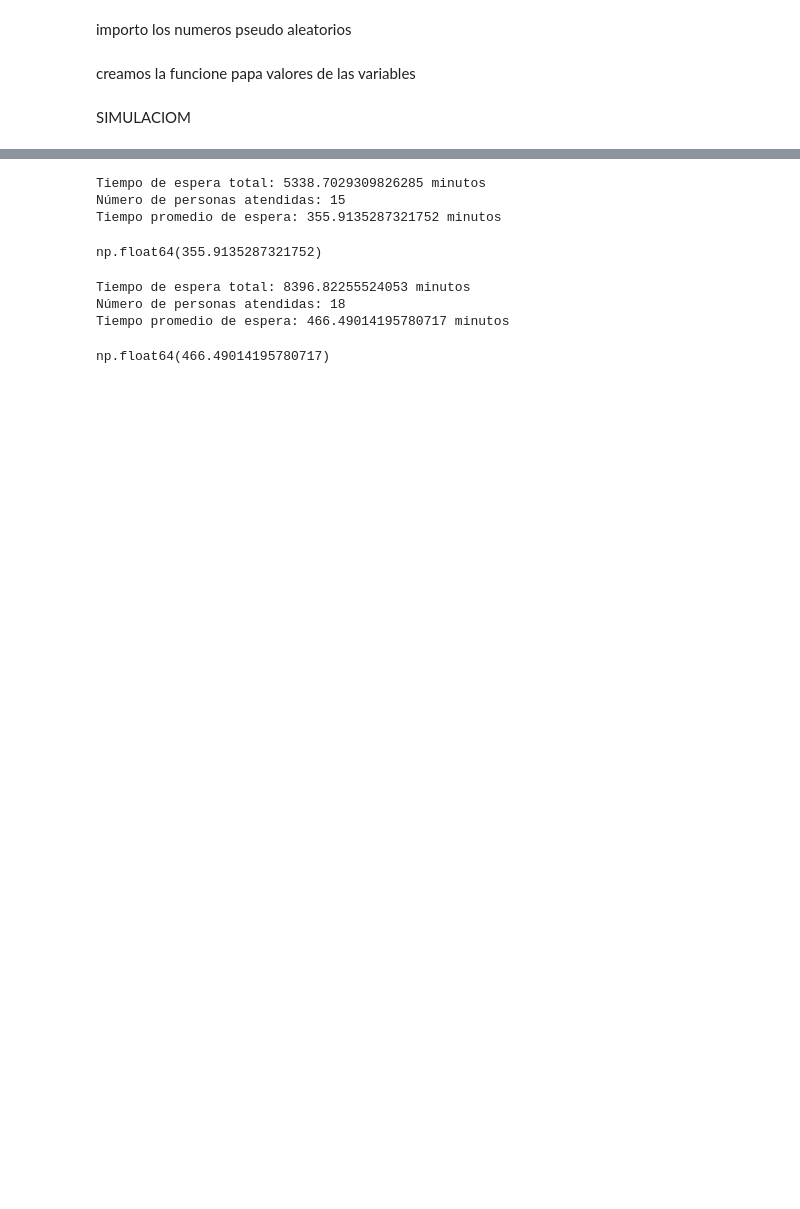
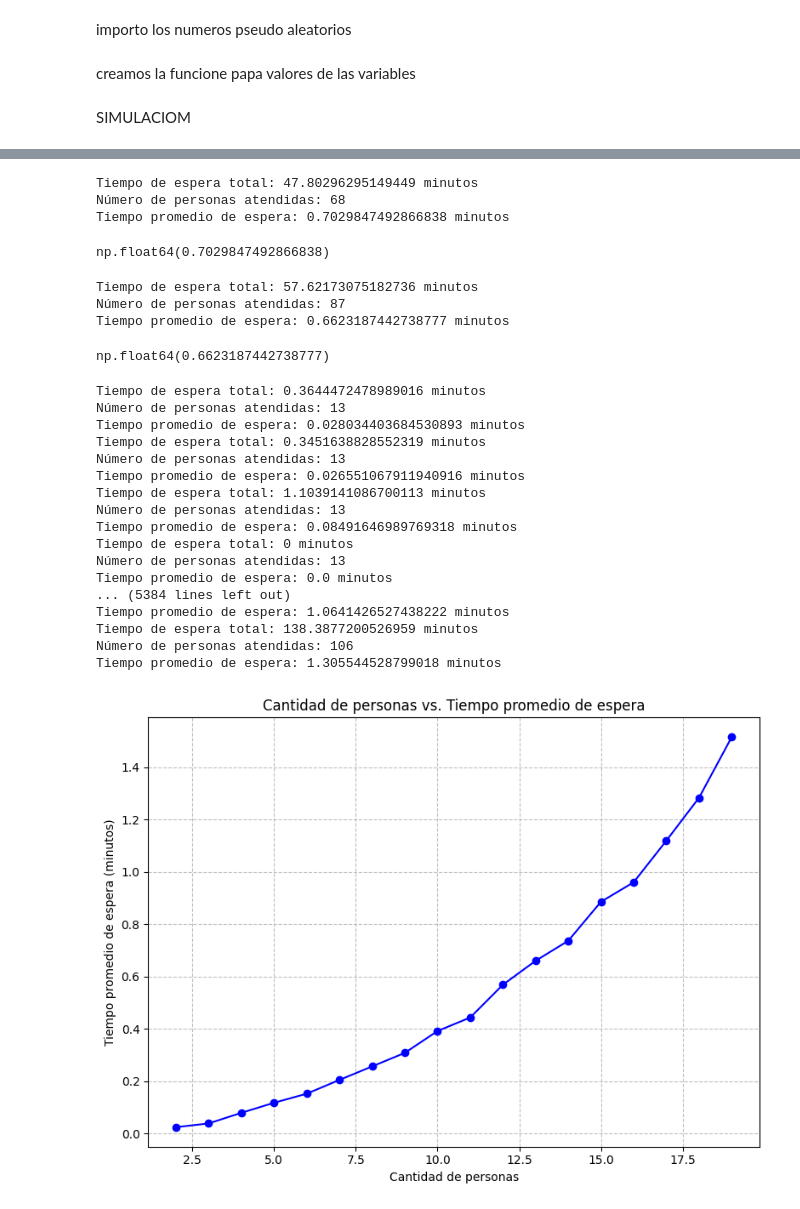
Before and after one commit to lucaskalchichen/TPI-Simulacion, a Jupyter notebook: simulacion.ipynb, the cells around one changed output, grey strips where cells are left out. Cells and saved outputs as stored; diff of their text form; code cells hidden in the pictures; blank space fills up the shorter version.

Commit message:
normalisacion de generadores de variables a minutos

```diff
--- a/simulacion.ipynb
+++ b/simulacion.ipynb
@@ -23,7 +23,13 @@ if file_path:
     # Cargar el archivo en un DataFrame
     df = pd.read_csv(file_path)
 
-    numeros = df["N-pseudoaletorios-Normalisados"].values
+        # Definir la variable global
+    global numeros_pseudoaletorios
+    numeros_pseudoaletorios = df["N-pseudoaletorios-Normalisados"].values
+
+    # Para compatibilidad con el resto del código, puedes asignar también:
+    numeros = numeros_pseudoaletorios
+
 
 
 else:
@@ -50,7 +56,7 @@ def generar_tiempo_indicacion(numero_pseudoaleatorio):
     Genera un tiempo de indicacion aleatorio basado en los números pseudoaleatorios normalizados.
     """
     tiempo = norm.ppf(numero_pseudoaleatorio, 51.7, 21.1)
-    return tiempo
+    return tiempo / 60  # Convertir a minutos
 # %%
 def generar_tiempo_rutina(numero_pseudoaleatorio):
     """
@@ -139,14 +143,56 @@ np.float64(297.28886496196725)
 # %%
-simular_dia_tiempo_espera(numeros, 12)
+simular_dia_tiempo_espera( 12)
 # %% [output]
-Tiempo de espera total: 5338.7029309826285 minutos
-Número de personas atendidas: 15
-Tiempo promedio de espera: 355.9135287321752 minutos
+Tiempo de espera total: 47.80296295149449 minutos
+Número de personas atendidas: 68
+Tiempo promedio de espera: 0.7029847492866838 minutos
-np.float64(355.9135287321752)
+np.float64(0.7029847492866838)
 # %%
-simular_dia_tiempo_espera(numeros, 16)
+simular_dia_tiempo_espera(16)
 # %% [output]
-Tiempo de espera total: 8396.82255524053 minutos
-Número de personas atendidas: 18
-Tiempo promedio de espera: 466.49014195780717 minutos
+Tiempo de espera total: 57.62173075182736 minutos
+Número de personas atendidas: 87
+Tiempo promedio de espera: 0.6623187442738777 minutos
-np.float64(466.49014195780717)
+np.float64(0.6623187442738777)
+# %%
+import matplotlib.pyplot as plt
+import numpy as np
+
+personas_range = range(2, 20)
+promedios_espera = []
+
+for i in personas_range:
+    tiempos_espera = []
+    for j in range(100):  # Puedes aumentar el número de simulaciones para mayor precisión
+        tiempo_espera = simular_dia_tiempo_espera(i)
+        tiempos_espera.append(tiempo_espera)
+    promedio = np.mean(tiempos_espera)
+    promedios_espera.append(promedio)
+
+plt.figure(figsize=(8, 6))
+plt.plot(personas_range, promedios_espera, marker='o', color='blue')
+plt.title('Cantidad de personas vs. Tiempo promedio de espera')
+plt.xlabel('Cantidad de personas')
+plt.ylabel('Tiempo promedio de espera (minutos)')
+plt.grid(True, linestyle='--', alpha=0.8)
+plt.tight_layout()
+plt.show()
+# %% [output]
+Tiempo de espera total: 0.3644472478989016 minutos
+Número de personas atendidas: 13
+Tiempo promedio de espera: 0.028034403684530893 minutos
+Tiempo de espera total: 0.3451638828552319 minutos
+Número de personas atendidas: 13
+Tiempo promedio de espera: 0.026551067911940916 minutos
+Tiempo de espera total: 1.1039141086700113 minutos
+Número de personas atendidas: 13
+Tiempo promedio de espera: 0.08491646989769318 minutos
+Tiempo de espera total: 0 minutos
+Número de personas atendidas: 13
+Tiempo promedio de espera: 0.0 minutos
+... (5384 lines left out)
+Tiempo promedio de espera: 1.0641426527438222 minutos
+Tiempo de espera total: 138.3877200526959 minutos
+Número de personas atendidas: 106
+Tiempo promedio de espera: 1.305544528799018 minutos
+[figure, added]
```
Also changed, not shown: parts of 2 cells of this notebook, 1 other file.
